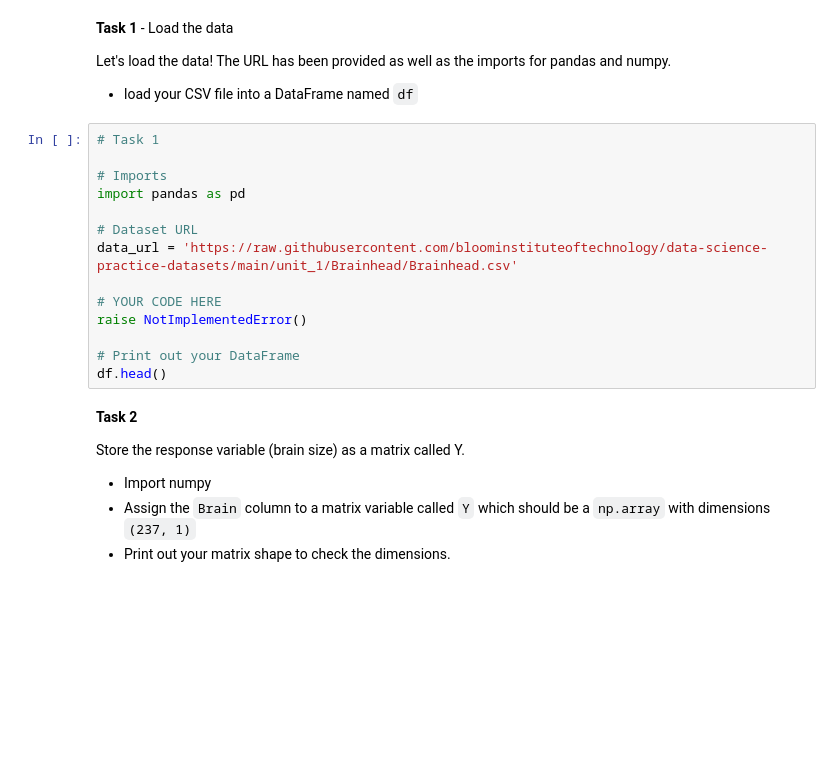
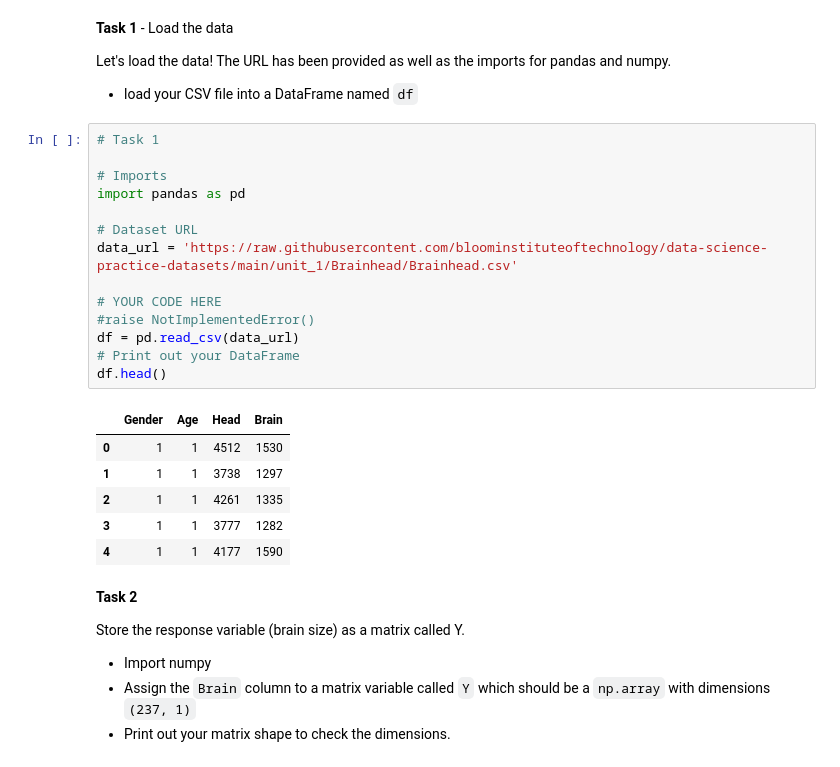
Before and after one commit to sikoh/DS-Linear-Algebra, a Jupyter notebook: Linear_Algebra/DS_LinearAlgebra_Homework.ipynb, the cells around one changed output. Cells and saved outputs as stored; diff of their text form; blank space fills up the shorter version.

```diff
--- a/Linear_Algebra/DS_LinearAlgebra_Homework.ipynb
+++ b/Linear_Algebra/DS_LinearAlgebra_Homework.ipynb
@@ -34,17 +34,24 @@ Let's load the data! The URL has been provided as well as the imports for pandas
 # %%
 # Task 1
 
 # Imports
 import pandas as pd
 
 # Dataset URL
 data_url = 'https://raw.githubusercontent.com/bloominstituteoftechnology/data-science-practice-datasets/main/unit_1/Brainhead/Brainhead.csv'
 
 # YOUR CODE HERE
-raise NotImplementedError()
-
+#raise NotImplementedError()
+df = pd.read_csv(data_url)
 # Print out your DataFrame
 df.head()
+# %% [output]
+|  | Gender | Age | Head | Brain |
+| 0 | 1 | 1 | 4512 | 1530 |
+| 1 | 1 | 1 | 3738 | 1297 |
+| 2 | 1 | 1 | 4261 | 1335 |
+| 3 | 1 | 1 | 3777 | 1282 |
+| 4 | 1 | 1 | 4177 | 1590 |
 # %% [markdown]
 **Task 2**
 
```
Also changed, not shown: parts of 4 cells of this notebook.
